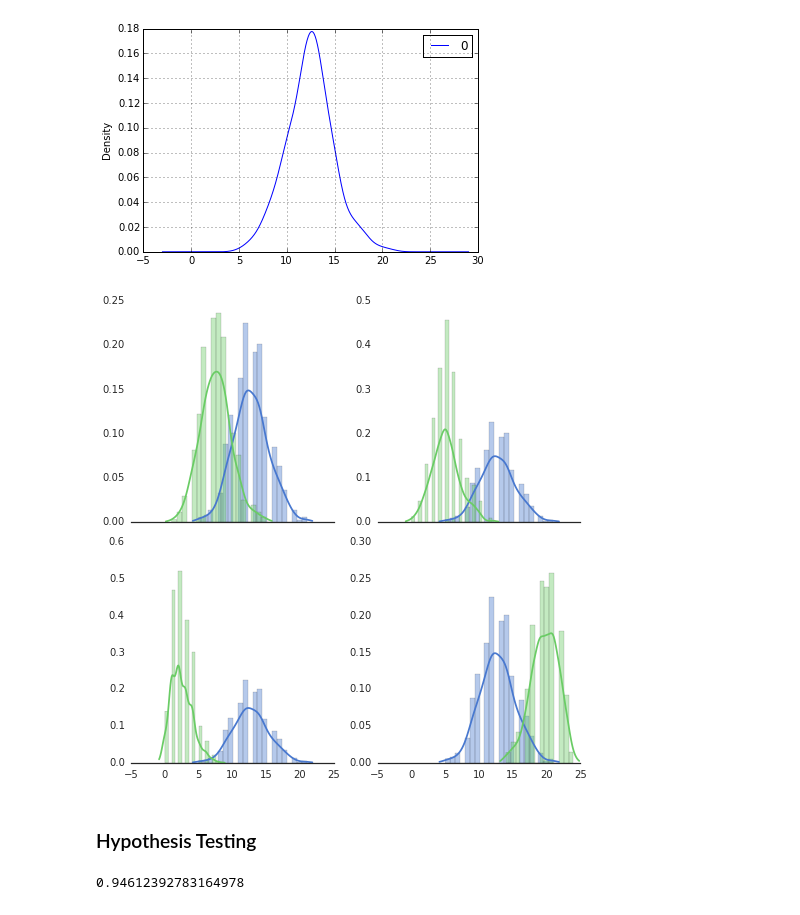
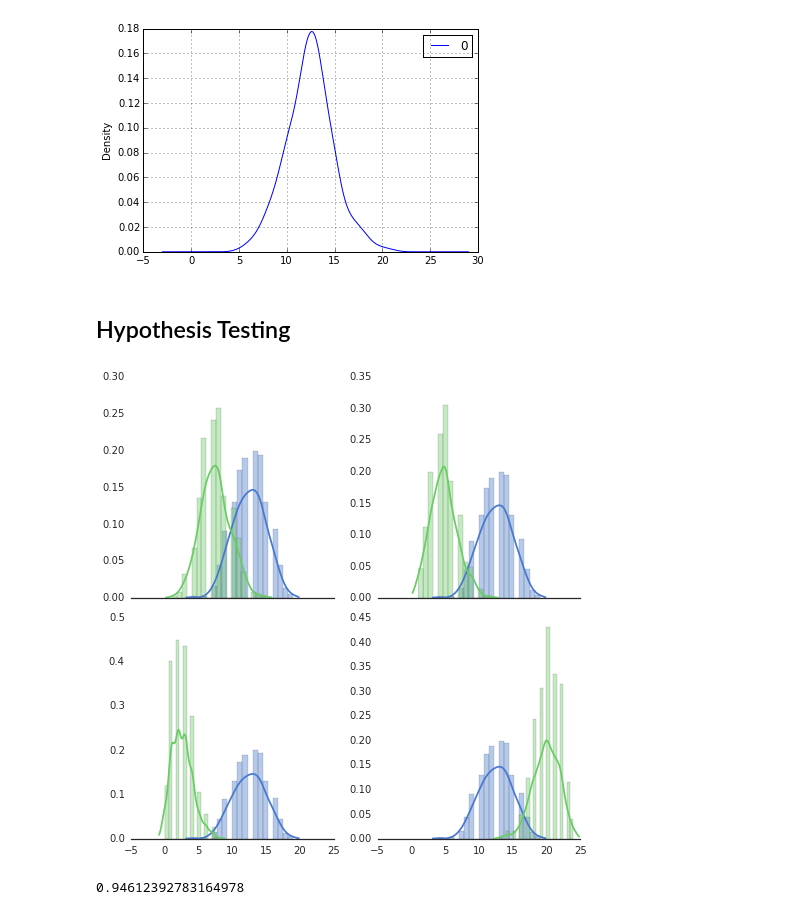
Before and after one commit to RawIron/data-hacks, a Jupyter notebook: binominal.ipynb, the cells around one changed output. Saved outputs shown, nothing was run; the diff lists cells and outputs as text; code cells hidden in the pictures.

Commit message:
iterate over variants of binomial

```diff
--- a/binominal.ipynb
+++ b/binominal.ipynb
@@ -17,40 +17,34 @@ df.plot(kind='kde')
 <matplotlib.axes._subplots.AxesSubplot at 0x...>
 [figure]
 [figure]
+# %% [markdown]
+## Hypothesis Testing
 # %%
 import numpy as np
+from scipy import stats
 import seaborn as sns
 
+
 s1 = stats.binom(25, 0.5).rvs(500)
-s2 = stats.binom(25, 0.3).rvs(500)
-s3 = stats.binom(25, 0.2).rvs(500)
-s4 = stats.binom(25, 0.1).rvs(500)
-s5 = stats.binom(25, 0.8).rvs(500)
+
+s = list(range(4))
+for ix, p in enumerate([0.3, 0.2, 0.1, 0.8]):
+    s[ix] = stats.binom(25, p).rvs(500)
 
 sns.set(style="white", palette="muted")
 f, axes = plt.subplots(2, 2, figsize=(7, 7), sharex=True)
 sns.despine(left=True)
 
 b, g, r, p = sns.color_palette("muted", 4)
 
-sns.distplot(s1, color=b, ax=axes[0, 0])
-sns.distplot(s2, color=g, ax=axes[0, 0])
-
-sns.distplot(s1, color=b, ax=axes[0, 1])
-sns.distplot(s3, color=g, ax=axes[0, 1])
-
-sns.distplot(s1, color=b, ax=axes[1, 0])
-sns.distplot(s4, color=g, ax=axes[1, 0])
-
-sns.distplot(s1, color=b, ax=axes[1, 1])
-sns.distplot(s5, color=g, ax=axes[1, 1])
+for ix, cell in enumerate([(0,0), (0,1), (1,0), (1,1)]):
+    sns.distplot(s1, color=b, ax=axes[cell])
+    sns.distplot(s[ix], color=g, ax=axes[cell])
 
 plt.setp(axes)
 plt.tight_layout()
 # %% [output]
-[figure, old version]
+[figure, new version]
-# %% [markdown]
-### Hypothesis Testing
 # %%
 rv.cdf(16)
 # %% [output]
```
